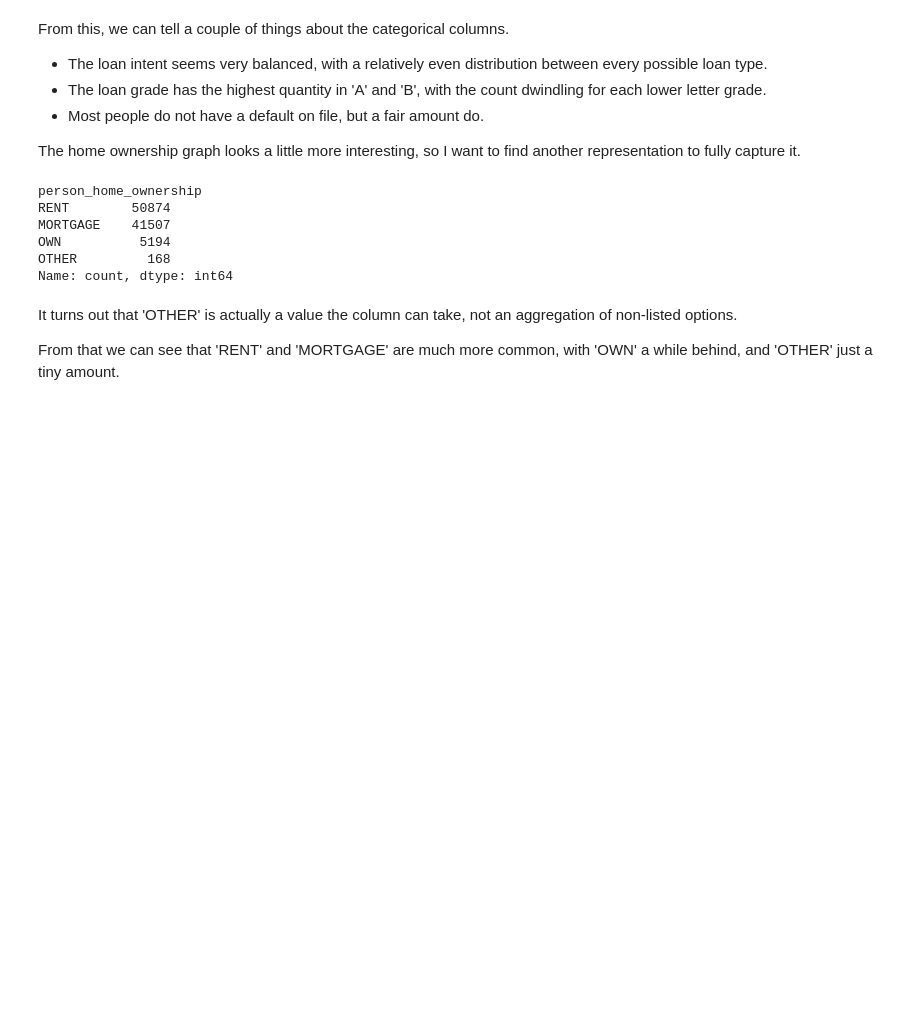
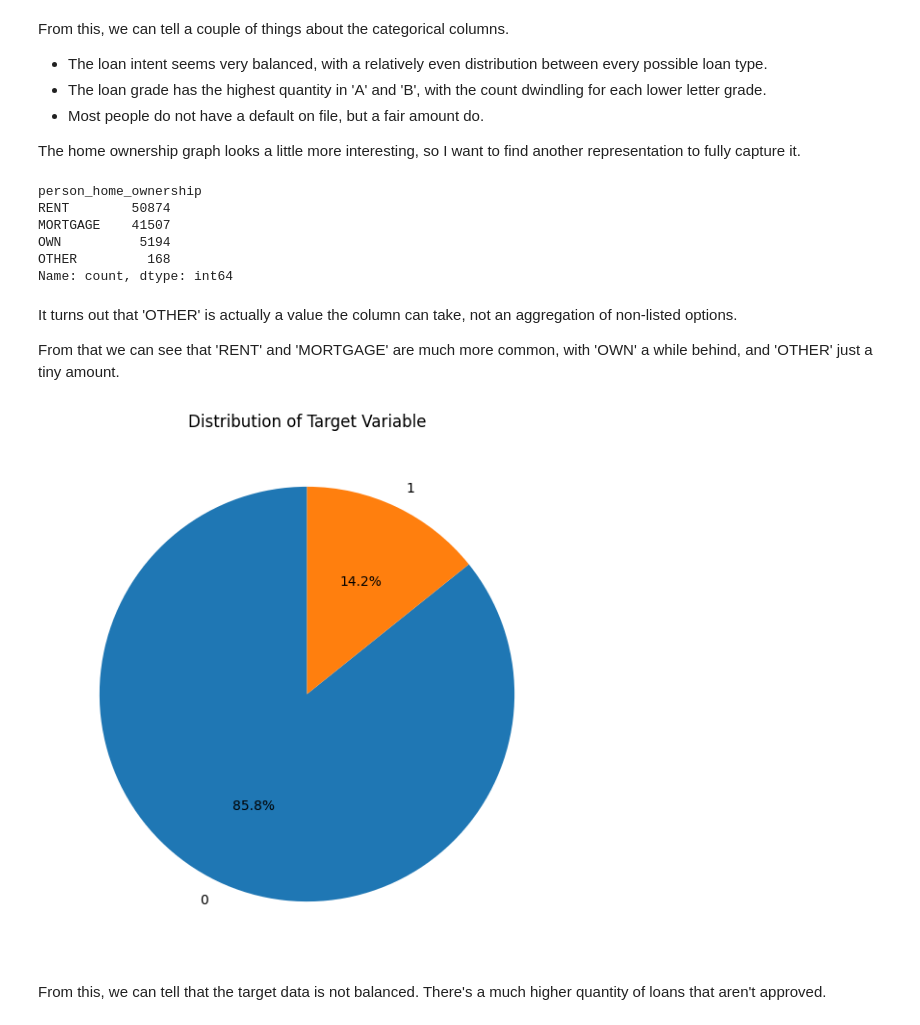
Before and after one commit to brianmaterne/csc461-final, a Jupyter notebook: Analysis/preliminary.ipynb, the cells around one changed output. Cells and saved outputs as stored; diff of their text form; code cells hidden in the pictures; blank space fills up the shorter version.

Commit message:
Data added and preliminary analysis completed

```diff
--- a/Analysis/preliminary.ipynb
+++ b/Analysis/preliminary.ipynb
@@ -90,3 +90,18 @@ Name: count, dtype: int64
 It turns out that 'OTHER' is actually a value the column can take, not an aggregation of non-listed options.
 
 From that we can see that 'RENT' and 'MORTGAGE' are much more common, with 'OWN' a while behind, and 'OTHER' just a tiny amount.
+# %%
+# Get target counts
+target_counts = train['loan_status'].value_counts()
+
+# Create a pie chart
+plt.figure(figsize=(7, 7))
+plt.pie(target_counts, labels=target_counts.index, autopct='%1.1f%%', startangle=90)
+
+plt.title('Distribution of Target Variable')
+
+plt.show()
+# %% [output]
+[figure, added]
+# %% [markdown]
+From this, we can tell that the target data is not balanced. There's a much higher quantity of loans that aren't approved.
```
